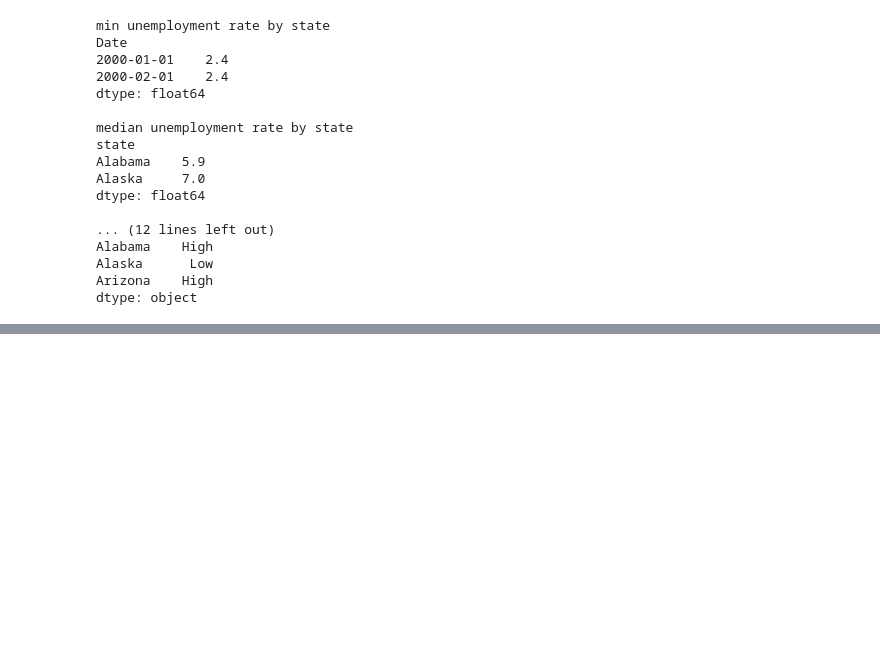
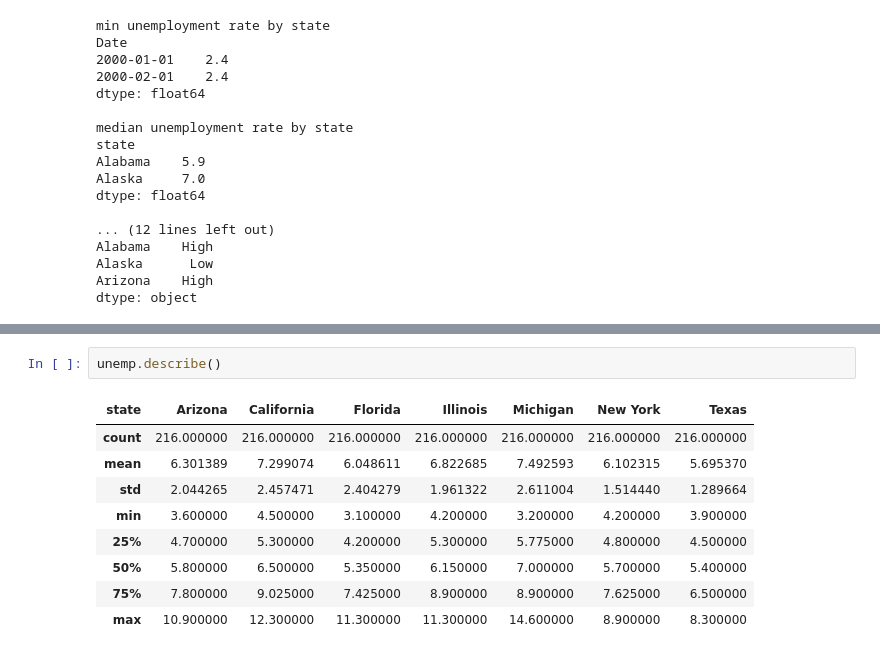
Before and after one commit to beauvilerobed/ds-ml-notes-projects-and-tutorials, a Jupyter notebook: projects/intro-to-economic-modeling-and-ds/working-with-data/basic-functionality.ipynb, the cells around one changed output, grey strips where cells are left out. Saved outputs shown, nothing was run; the diff lists cells and outputs as text; blank space fills up the shorter version.

```diff
--- a/projects/intro-to-economic-modeling-and-ds/working-with-data/basic-functionality.ipynb
+++ b/projects/intro-to-economic-modeling-and-ds/working-with-data/basic-functionality.ipynb
@@ -653,0 +672,12 @@ dtype: object
+# %%
+unemp.describe()
+# %% [output]
+| state | Arizona | California | Florida | Illinois | Michigan | New York | Texas |
+| count | 216.000000 | 216.000000 | 216.000000 | 216.000000 | 216.000000 | 216.000000 | 216.000000 |
+| mean | 6.301389 | 7.299074 | 6.048611 | 6.822685 | 7.492593 | 6.102315 | 5.695370 |
+| std | 2.044265 | 2.457471 | 2.404279 | 1.961322 | 2.611004 | 1.514440 | 1.289664 |
+| min | 3.600000 | 4.500000 | 3.100000 | 4.200000 | 3.200000 | 4.200000 | 3.900000 |
+| 25% | 4.700000 | 5.300000 | 4.200000 | 5.300000 | 5.775000 | 4.800000 | 4.500000 |
+| 50% | 5.800000 | 6.500000 | 5.350000 | 6.150000 | 7.000000 | 5.700000 | 5.400000 |
+| 75% | 7.800000 | 9.025000 | 7.425000 | 8.900000 | 8.900000 | 7.625000 | 6.500000 |
+| max | 10.900000 | 12.300000 | 11.300000 | 11.300000 | 14.600000 | 8.900000 | 8.300000 |
```
Also changed, not shown: parts of 3 cells of this notebook.
